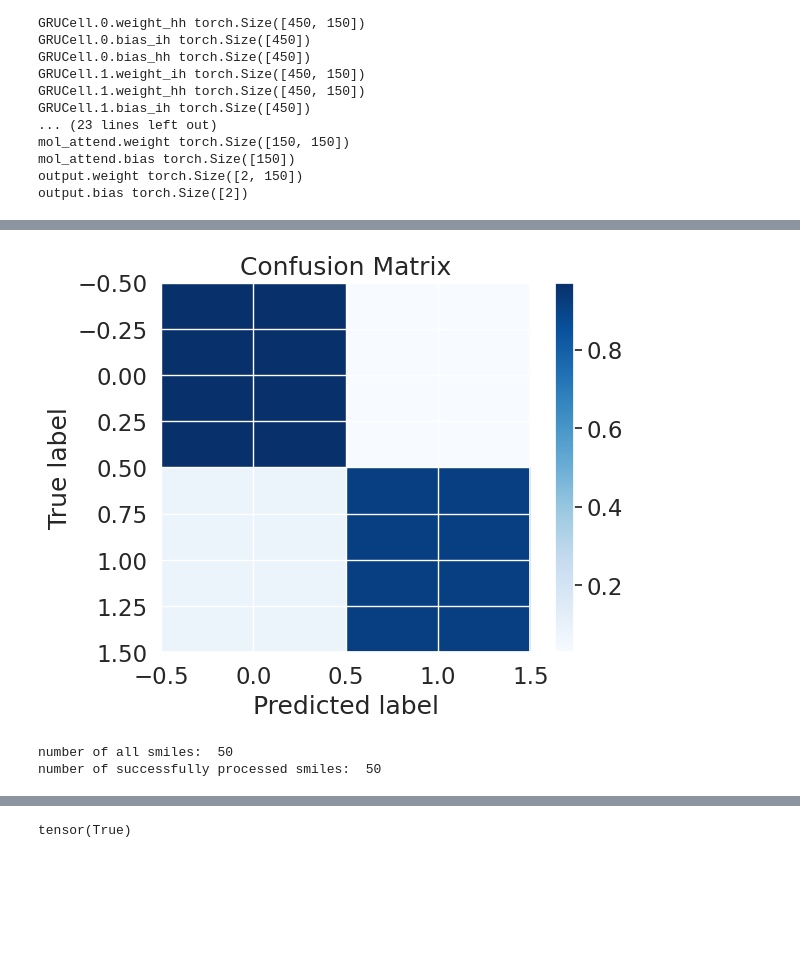
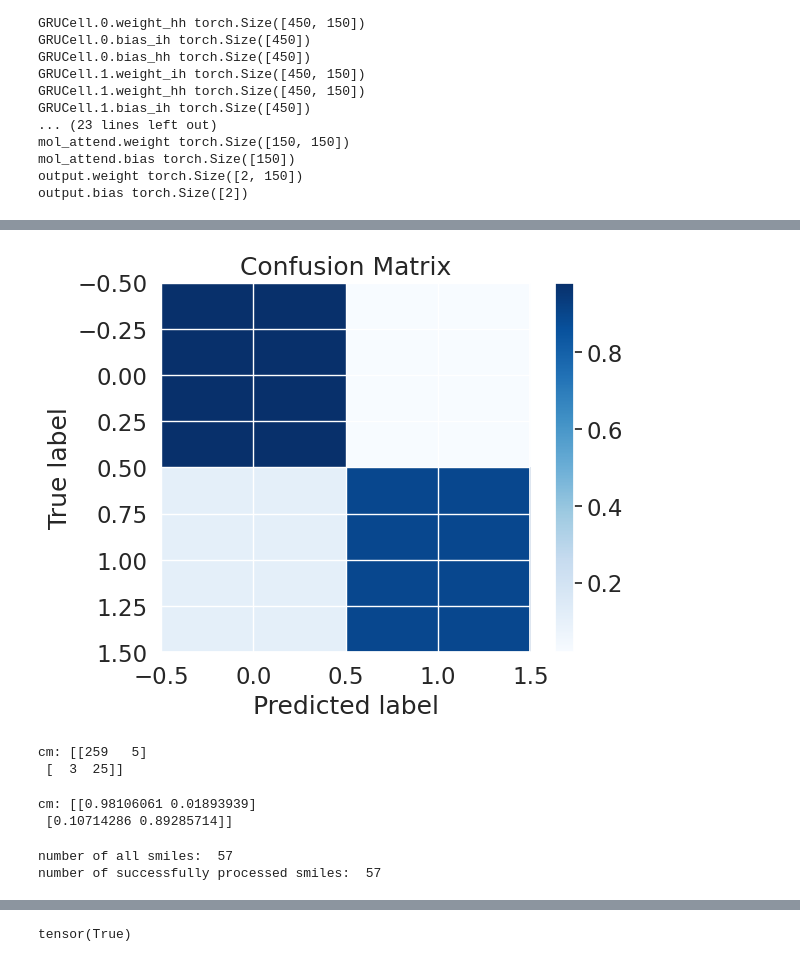
Before and after one commit to WestonSu/Antimicrobials, a Jupyter notebook: 1_GAT/code/Antibacterials.ipynb, the cells around one changed output, grey strips where cells are left out. Cells and saved outputs as stored; diff of their text form; code cells hidden in the pictures; blank space fills up the shorter version.

```diff
--- a/1_GAT/code/Antibacterials.ipynb
+++ b/1_GAT/code/Antibacterials.ipynb
@@ -473,3 +477,7 @@ train_roc, train_prc, train_precision, train_recall, train_losse, train_cm1, tra
+# %%
+test_dataset = pd.read_csv('Anti_plus_v2_test_ROC.csv')
+y_test= test_dataset.loc[:, 'Anti'].values
+y_test_pre = test_dataset.loc[:, 'y_pred_adjust'].values
 # %%
 from sklearn.metrics import roc_curve, auc
 import matplotlib.pyplot as plt
@@ -519,15 +529,38 @@ plt.show()
 # %%
+from sklearn.metrics import confusion_matrix
 def plot_confusion_matrix(cm):
-    cm = cm.astype('float') / cm.sum(axis=1)[:, np.newaxis]    # Normalize the confusion matrix
-    plt.imshow(cm, interpolation='nearest',cmap=plt.cm.Blues)    # Display the image in the specified window
-    plt.title('Confusion Matrix')    # Title of the image
+    cm = cm.astype('float') / cm.sum(axis=1)[:, np.newaxis]    # 归一化
+    plt.imshow(cm, interpolation='nearest',cmap=plt.cm.Blues)    # 在特定的窗口上显示图像
+    plt.title('Confusion Matrix')    # 图像标题
     plt.colorbar()
     plt.ylabel('True label')
     plt.xlabel('Predicted label')
     plt.savefig("confusion_matrix.svg",dpi=1200) #.png,.pdf will also support here
-plot_confusion_matrix(test_cm2[0])
+
+# 2. Confusion Matrix
+y_pick = y_test_pre
+predict = []
+for i in range (len(y_test_pre)):
+    if y_pick[i] > 0.70:
+        predict.append(1)
+    else:
+        predict.append(0)
+y_predict = np.array(predict)
+cm = confusion_matrix(y_test, y_predict)
+plot_confusion_matrix(cm)
 # %% [output]
-[figure, old version]
+[figure, new version]
+# %%
+print("cm:",cm)
+# %% [output]
+cm: [[259   5]
+ [  3  25]]
+# %%
+cm = cm.astype('float') / cm.sum(axis=1)[:, np.newaxis]
+print("cm:",cm)
+# %% [output]
+cm: [[0.98106061 0.01893939]
+ [0.10714286 0.89285714]]
 # %%
 def min_max_norm(dataset):
     if isinstance(dataset, list):
@@ -542,5 +579,5 @@ def min_max_norm(dataset):
 # %%
-raw_filename = "../data/QAC_Anti.csv"
+raw_filename = "../data/QAC_Anti2.csv"
 feature_filename = raw_filename.replace('.csv','.pickle')
 filename = raw_filename.replace('.csv','')
 prefix_filename = raw_filename.split('/')[-1].replace('.csv','')
@@ -565,8 +602,8 @@ smiles_tasks_df = smiles_tasks_df[smiles_tasks_df["smiles"].isin(remained_smiles
 smiles_tasks_df['cano_smiles'] =canonical_smiles_list
 assert canonical_smiles_list[8]==Chem.MolToSmiles(Chem.MolFromSmiles(smiles_tasks_df['cano_smiles'][8]), isomericSmiles=True)
 # %% [output]
-number of all smiles:  50
-number of successfully processed smiles:  50
+number of all smiles:  57
+number of successfully processed smiles:  57
 # %%
 canonical_smiles_list
 # %% [output]
```
Also changed, not shown: parts of 30 cells of this notebook, 2 other files.
